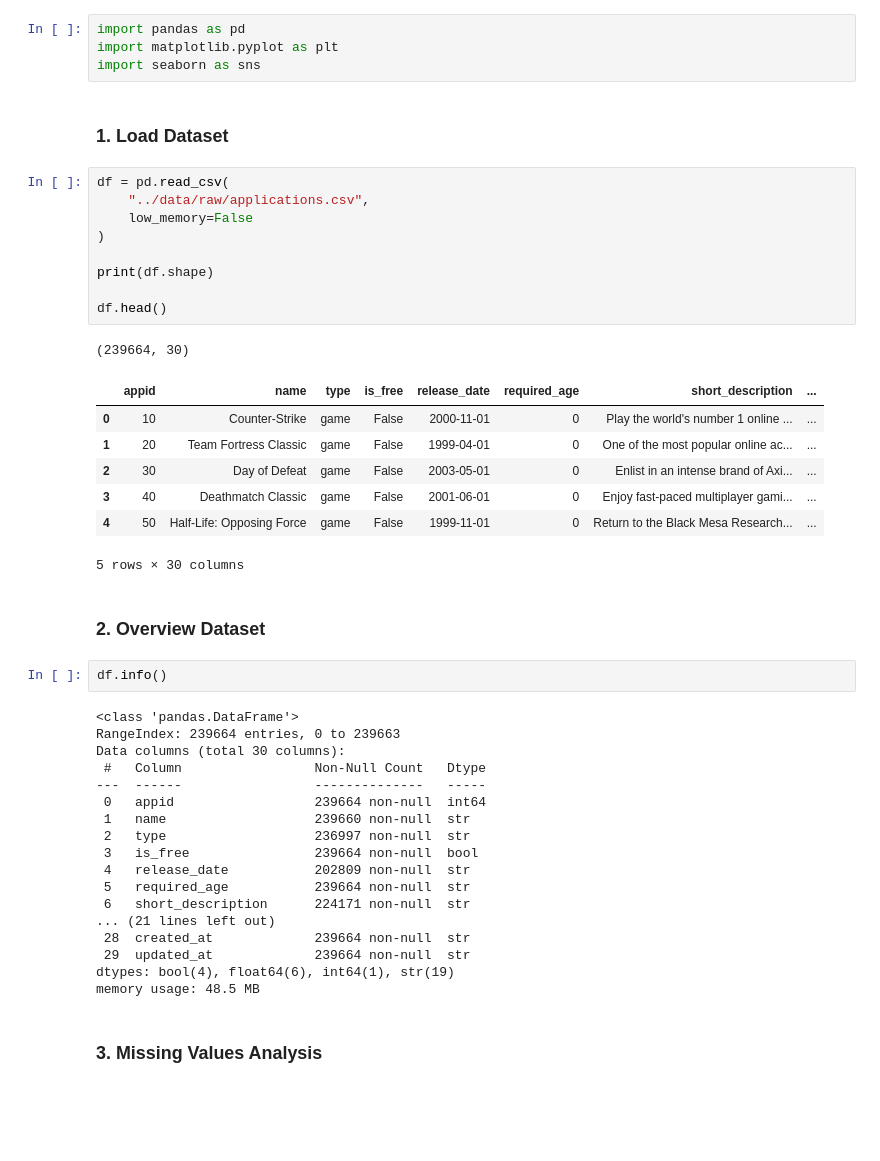
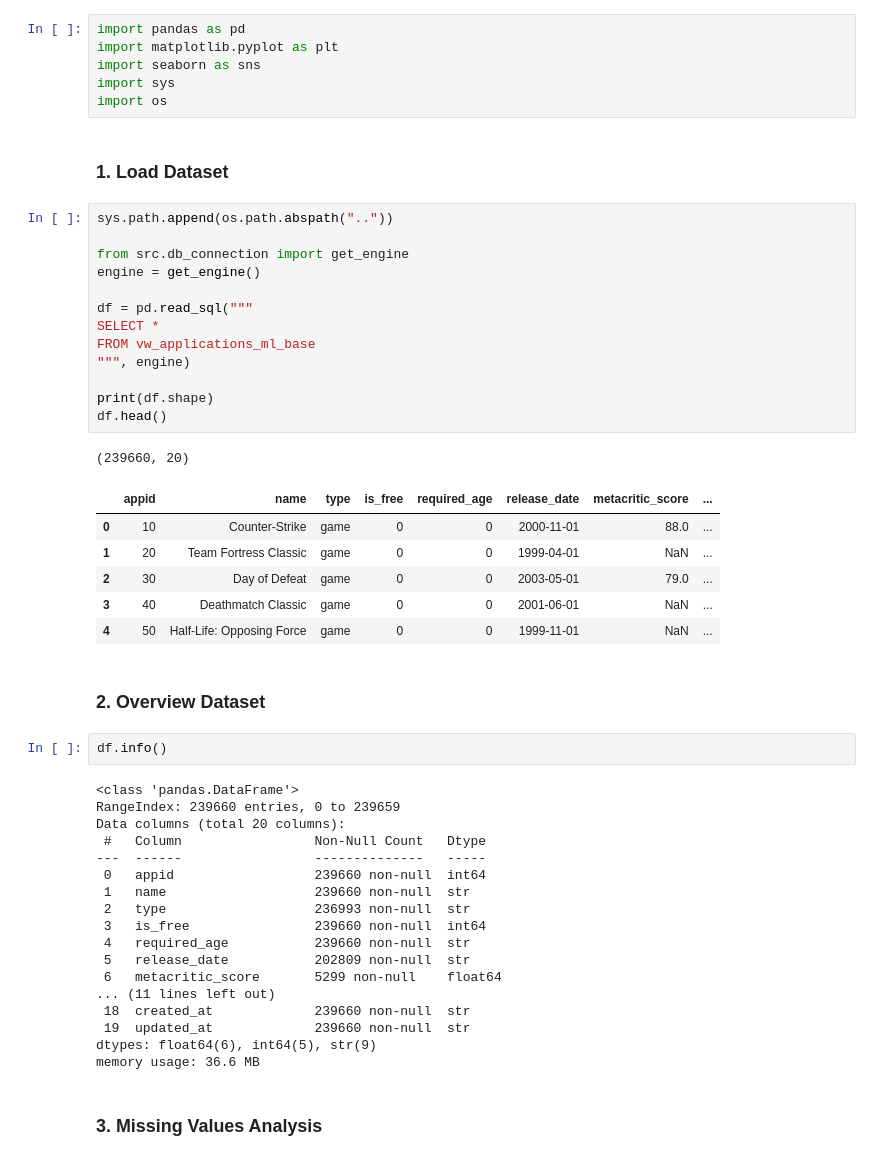
Before and after one commit to nthanhdung2k6ptit/steam-games-data-science, a Jupyter notebook: notebooks/07_ethics_analysis.ipynb, the cells around one changed output. Drawn from its saved outputs; the diff is of its cells as text; blank space fills up the shorter version.

```diff
--- a/notebooks/07_ethics_analysis.ipynb
+++ b/notebooks/07_ethics_analysis.ipynb
@@ -2,48 +2,53 @@
 import pandas as pd
 import matplotlib.pyplot as plt
 import seaborn as sns
+import sys
+import os
 # %% [markdown]
 ### 1. Load Dataset
 # %%
-df = pd.read_csv(
-    "../data/raw/applications.csv",
-    low_memory=False
-)
+sys.path.append(os.path.abspath(".."))
+
+from src.db_connection import get_engine
+engine = get_engine()
+
+df = pd.read_sql("""
+SELECT *
+FROM vw_applications_ml_base
+""", engine)
 
 print(df.shape)
-
 df.head()
 # %% [output]
-(239664, 30)
+(239660, 20)
-|  | appid | name | type | is_free | release_date | required_age | short_description | ... |
-| 0 | 10 | Counter-Strike | game | False | 2000-11-01 | 0 | Play the world's number 1 online ... | ... |
-| 1 | 20 | Team Fortress Classic | game | False | 1999-04-01 | 0 | One of the most popular online ac... | ... |
-| 2 | 30 | Day of Defeat | game | False | 2003-05-01 | 0 | Enlist in an intense brand of Axi... | ... |
-| 3 | 40 | Deathmatch Classic | game | False | 2001-06-01 | 0 | Enjoy fast-paced multiplayer gami... | ... |
-| 4 | 50 | Half-Life: Opposing Force | game | False | 1999-11-01 | 0 | Return to the Black Mesa Research... | ... |
+|  | appid | name | type | is_free | required_age | release_date | metacritic_score | ... |
+| 0 | 10 | Counter-Strike | game | 0 | 0 | 2000-11-01 | 88.0 | ... |
+| 1 | 20 | Team Fortress Classic | game | 0 | 0 | 1999-04-01 | NaN | ... |
+| 2 | 30 | Day of Defeat | game | 0 | 0 | 2003-05-01 | 79.0 | ... |
+| 3 | 40 | Deathmatch Classic | game | 0 | 0 | 2001-06-01 | NaN | ... |
+| 4 | 50 | Half-Life: Opposing Force | game | 0 | 0 | 1999-11-01 | NaN | ... |
-5 rows × 30 columns
 # %% [markdown]
 ### 2. Overview Dataset
 # %%
 df.info()
 # %% [output]
 <class 'pandas.DataFrame'>
-RangeIndex: 239664 entries, 0 to 239663
-Data columns (total 30 columns):
+RangeIndex: 239660 entries, 0 to 239659
+Data columns (total 20 columns):
  #   Column                 Non-Null Count   Dtype
 ---  ------                 --------------   -----
- 0   appid                  239664 non-null  int64
+ 0   appid                  239660 non-null  int64
  1   name                   239660 non-null  str
- 2   type                   236997 non-null  str
- 3   is_free                239664 non-null  bool
- 4   release_date           202809 non-null  str
- 5   required_age           239664 non-null  str
- 6   short_description      224171 non-null  str
-... (21 lines left out)
- 28  created_at             239664 non-null  str
- 29  updated_at             239664 non-null  str
-dtypes: bool(4), float64(6), int64(1), str(19)
-memory usage: 48.5 MB
+ 2   type                   236993 non-null  str
+ 3   is_free                239660 non-null  int64
+ 4   required_age           239660 non-null  str
+ 5   release_date           202809 non-null  str
+ 6   metacritic_score       5299 non-null    float64
+... (11 lines left out)
+ 18  created_at             239660 non-null  str
+ 19  updated_at             239660 non-null  str
+dtypes: float64(6), int64(5), str(9)
+memory usage: 36.6 MB
 # %% [markdown]
 ### 3. Missing Values Analysis
 # %%
```
Also changed, not shown: parts of 12 cells of this notebook, 3 other files.
